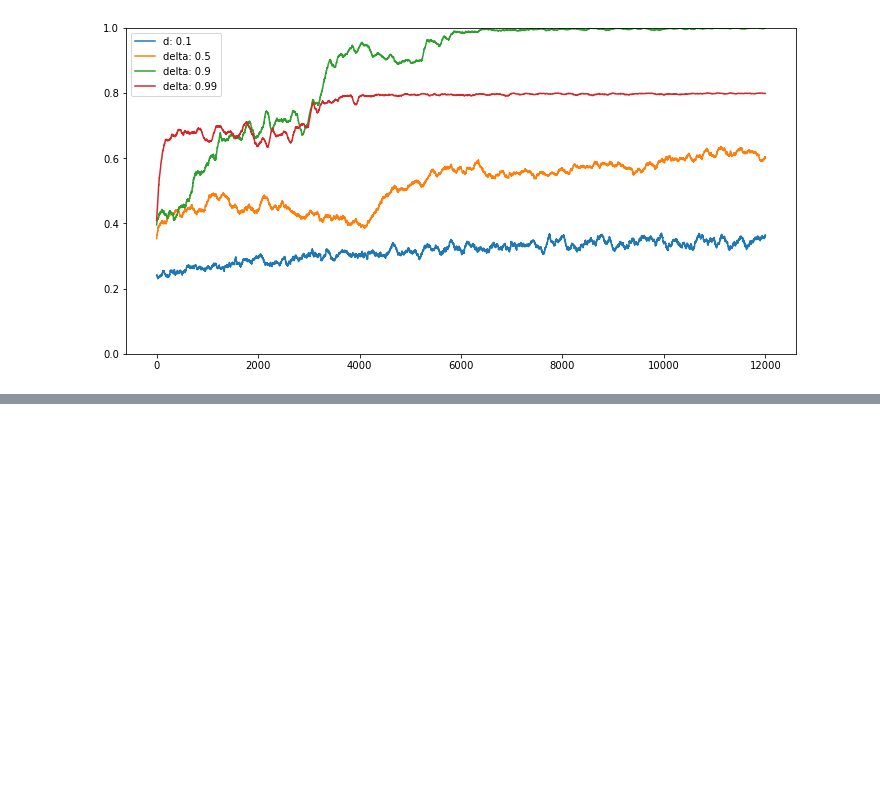
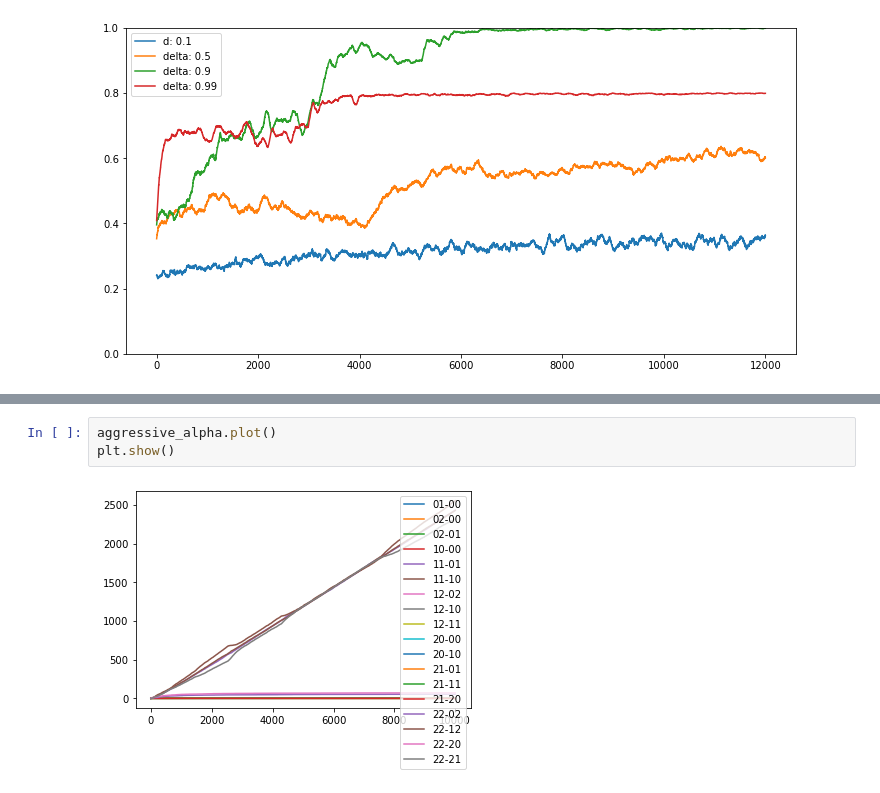
Before and after one commit to MartenThompson/rl-nim, a Jupyter notebook: code/visualization.ipynb, the cells around one changed output, grey strips where cells are left out. Saved outputs shown, nothing was run; the diff lists cells and outputs as text; blank space fills up the shorter version.

```diff
--- a/code/visualization.ipynb
+++ b/code/visualization.ipynb
@@ -856,0 +874,5 @@ plt.show()
+# %%
+aggressive_alpha.plot()
+plt.show()
+# %% [output]
+[figure, added]
```
Also changed, not shown: parts of 7 cells of this notebook, 9 other files.
